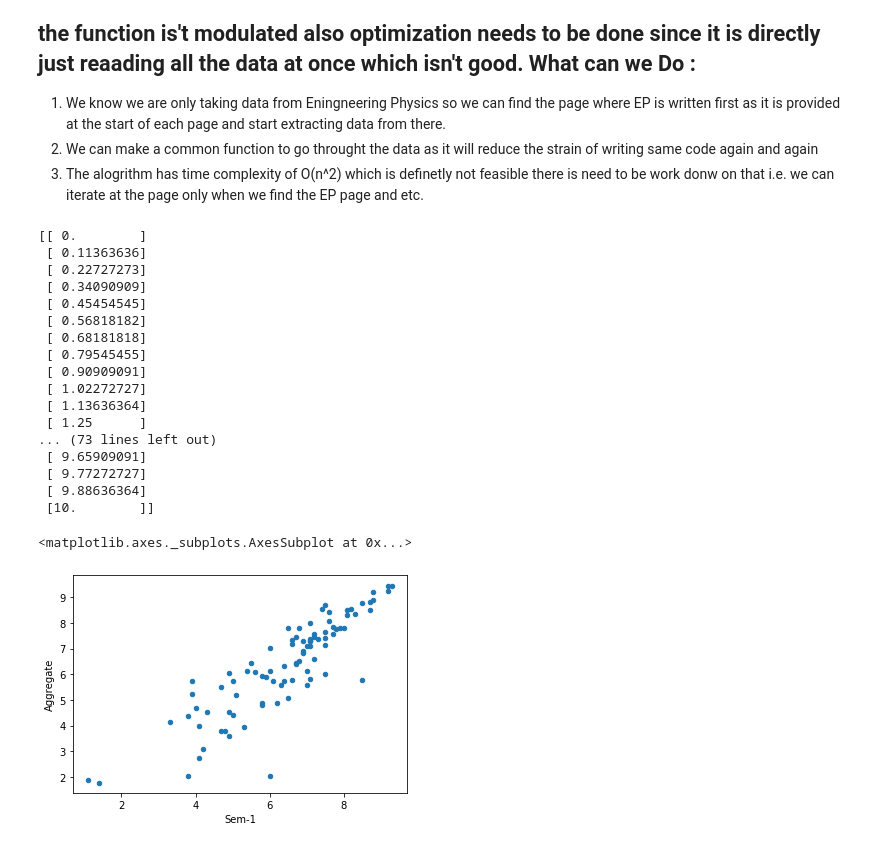
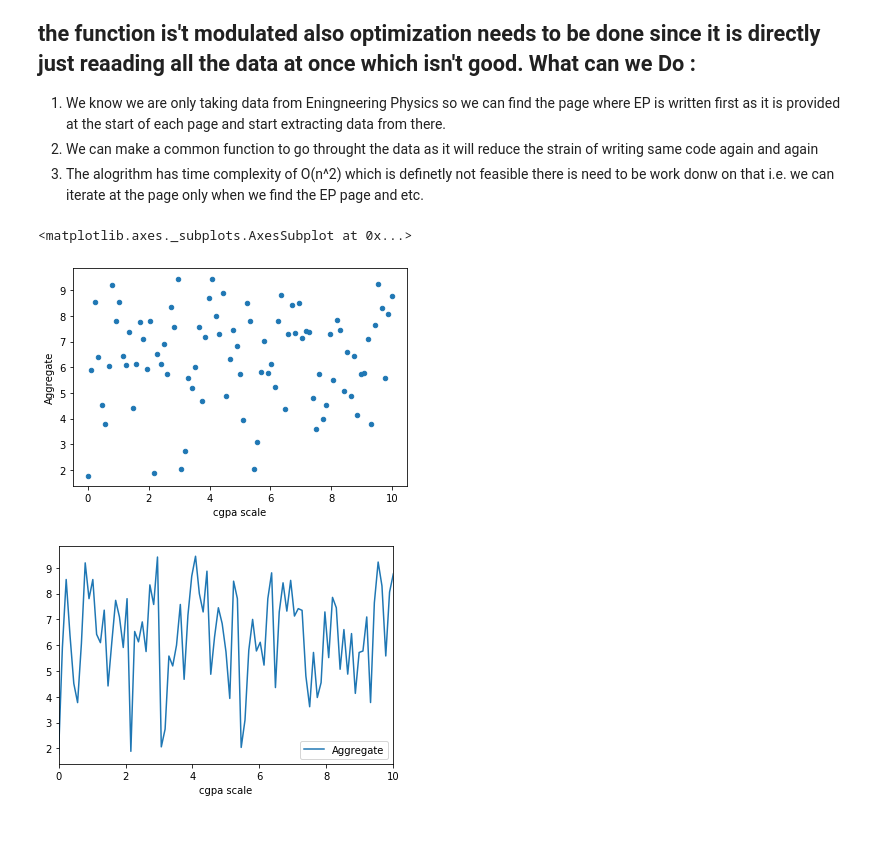
Before and after one commit to Shaurya026/Batch-Data, a Jupyter notebook: Rankings.ipynb, the cells around one changed output. Drawn from its saved outputs; the diff is of its cells as text; code cells hidden in the pictures.

Commit message:
added plots

```diff
--- a/Rankings.ipynb
+++ b/Rankings.ipynb
@@ -253,8 +253,8 @@ for i in range(89) :
 # %%
 answer = pd.DataFrame(header)
 #answer["Aggregate"] = answer.apply( (answer['Sem-1'] * 20 + answer['Sem-2'] * 20 + answer['Sem-3'] * 22) / 62 , axis1)
-answer = answer.sort_values(by=['Aggregate'], ascending=False)
-print(answer)
+answer1 = answer.sort_values(by=['Aggregate'], ascending=False)
+print(answer1)
 # %% [output]
                   Name     Roll No.  Sem-3  Sem-2  Sem-1  Aggregate
 36          AMAN TYAGI  2K18/EP/010  10.00   9.00    9.3   9.451613
@@ -293,28 +293,16 @@ answer.head(n=10)
 # %%
 import numpy as np
 x = np.linspace(0,10,89)
 x = x.reshape((89,1))
-print(x)
+#print(answer)
 z = np.array(x)
 z = pd.DataFrame(data = z.flatten())
-answer.plot(x ='Sem-1', y='Aggregate', kind = 'scatter')
+answer["cgpa scale"] = x # adding a new column in the now a temporary variable answer since rank was printed for answer1
+answer.plot(x ="cgpa scale", y='Aggregate', kind = 'scatter') # plots w.r.t one of field in DataFrame but it doesn't make sense
+# so no need for this plot
+# ** scatter requires an x and y column can't be made on indices
+answer.plot(x ="cgpa scale", y='Aggregate', kind = 'line') # just joining lines above !!
 # %% [output]
-[[ 0.        ]
- [ 0.11363636]
- [ 0.22727273]
- [ 0.34090909]
- [ 0.45454545]
- [ 0.56818182]
- [ 0.68181818]
- [ 0.79545455]
- [ 0.90909091]
- [ 1.02272727]
- [ 1.13636364]
- [ 1.25      ]
-... (73 lines left out)
- [ 9.65909091]
- [ 9.77272727]
- [ 9.88636364]
- [10.        ]]
+<matplotlib.axes._subplots.AxesSubplot at 0x...>
-<matplotlib.axes._subplots.AxesSubplot at 0x...>
-[figure, old version]
+[figure, new version]
+[figure, added]
```
Also changed, not shown: parts of 3 cells of this notebook.
